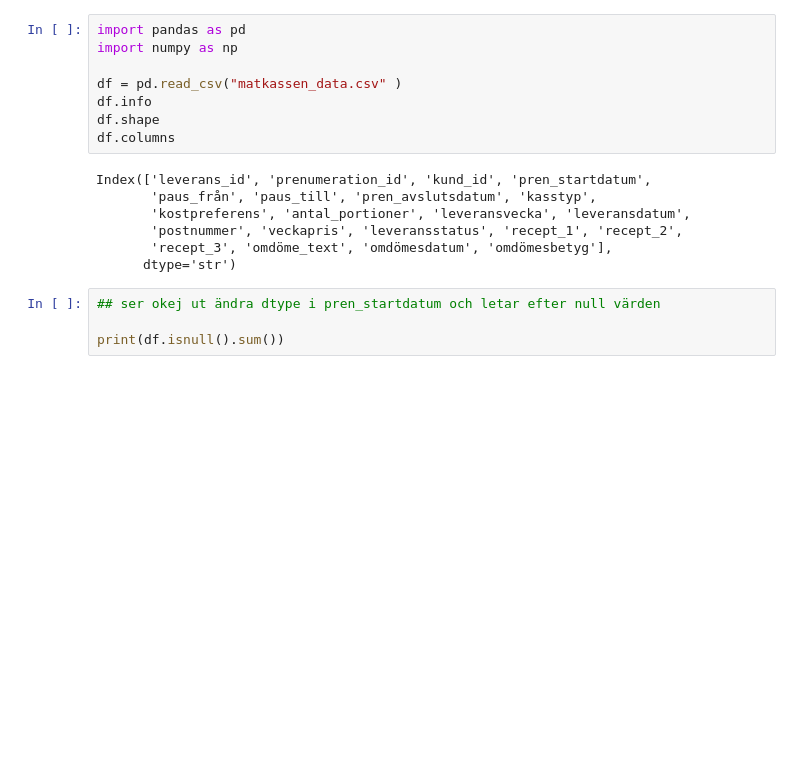
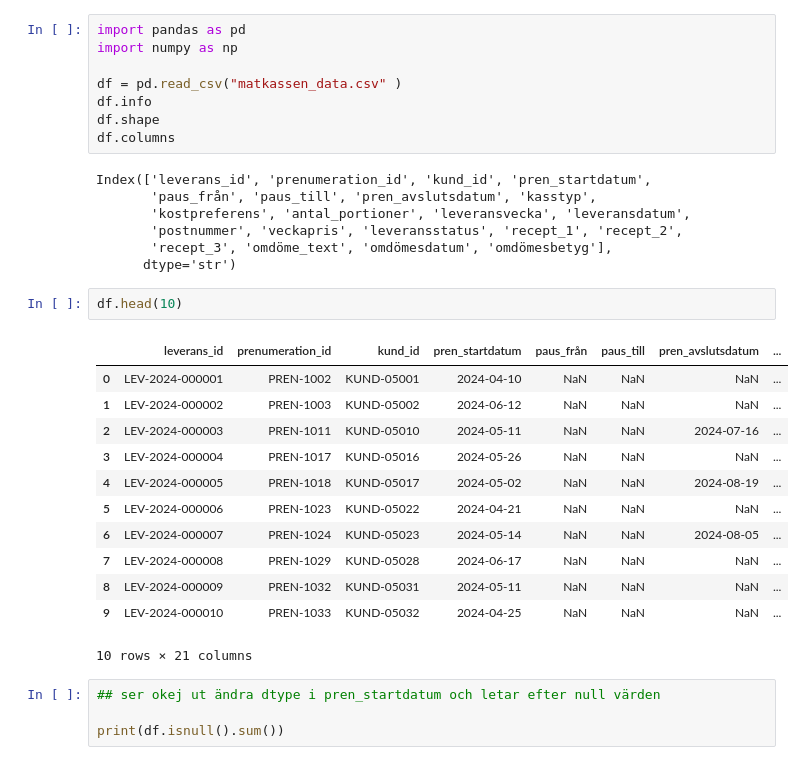
Before and after one commit to johanfinnrydberg-tech/data-uppgift-, a Jupyter notebook: datatvatt_matkasssen.ipynb, the cells around one changed output. Drawn from its saved outputs; the diff is of its cells as text; blank space fills up the shorter version.

```diff
--- a/datatvatt_matkasssen.ipynb
+++ b/datatvatt_matkasssen.ipynb
@@ -13,6 +13,21 @@ Index(['leverans_id', 'prenumeration_id', 'kund_id', 'pren_startdatum',
        'postnummer', 'veckapris', 'leveransstatus', 'recept_1', 'recept_2',
        'recept_3', 'omdöme_text', 'omdömesdatum', 'omdömesbetyg'],
       dtype='str')
+# %%
+df.head(10)
+# %% [output]
+|  | leverans_id | prenumeration_id | kund_id | pren_startdatum | paus_från | paus_till | pren_avslutsdatum | ... |
+| 0 | LEV-2024-000001 | PREN-1002 | KUND-05001 | 2024-04-10 | NaN | NaN | NaN | ... |
+| 1 | LEV-2024-000002 | PREN-1003 | KUND-05002 | 2024-06-12 | NaN | NaN | NaN | ... |
+| 2 | LEV-2024-000003 | PREN-1011 | KUND-05010 | 2024-05-11 | NaN | NaN | 2024-07-16 | ... |
+| 3 | LEV-2024-000004 | PREN-1017 | KUND-05016 | 2024-05-26 | NaN | NaN | NaN | ... |
+| 4 | LEV-2024-000005 | PREN-1018 | KUND-05017 | 2024-05-02 | NaN | NaN | 2024-08-19 | ... |
+| 5 | LEV-2024-000006 | PREN-1023 | KUND-05022 | 2024-04-21 | NaN | NaN | NaN | ... |
+| 6 | LEV-2024-000007 | PREN-1024 | KUND-05023 | 2024-05-14 | NaN | NaN | 2024-08-05 | ... |
+| 7 | LEV-2024-000008 | PREN-1029 | KUND-05028 | 2024-06-17 | NaN | NaN | NaN | ... |
+| 8 | LEV-2024-000009 | PREN-1032 | KUND-05031 | 2024-05-11 | NaN | NaN | NaN | ... |
+| 9 | LEV-2024-000010 | PREN-1033 | KUND-05032 | 2024-04-25 | NaN | NaN | NaN | ... |
+10 rows × 21 columns
 # %%
 ## ser okej ut ändra dtype i pren_startdatum och letar efter null värden
 
```
Also changed, not shown: parts of 9 cells of this notebook, 2 other files.
